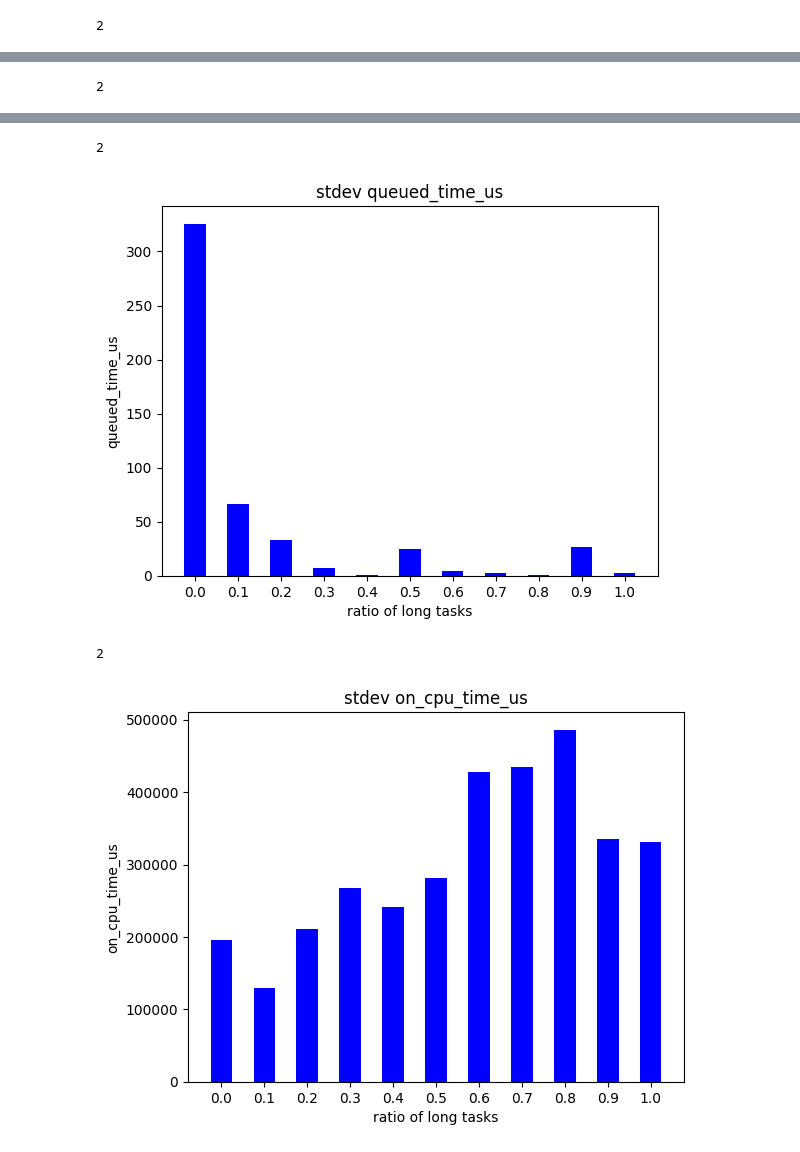
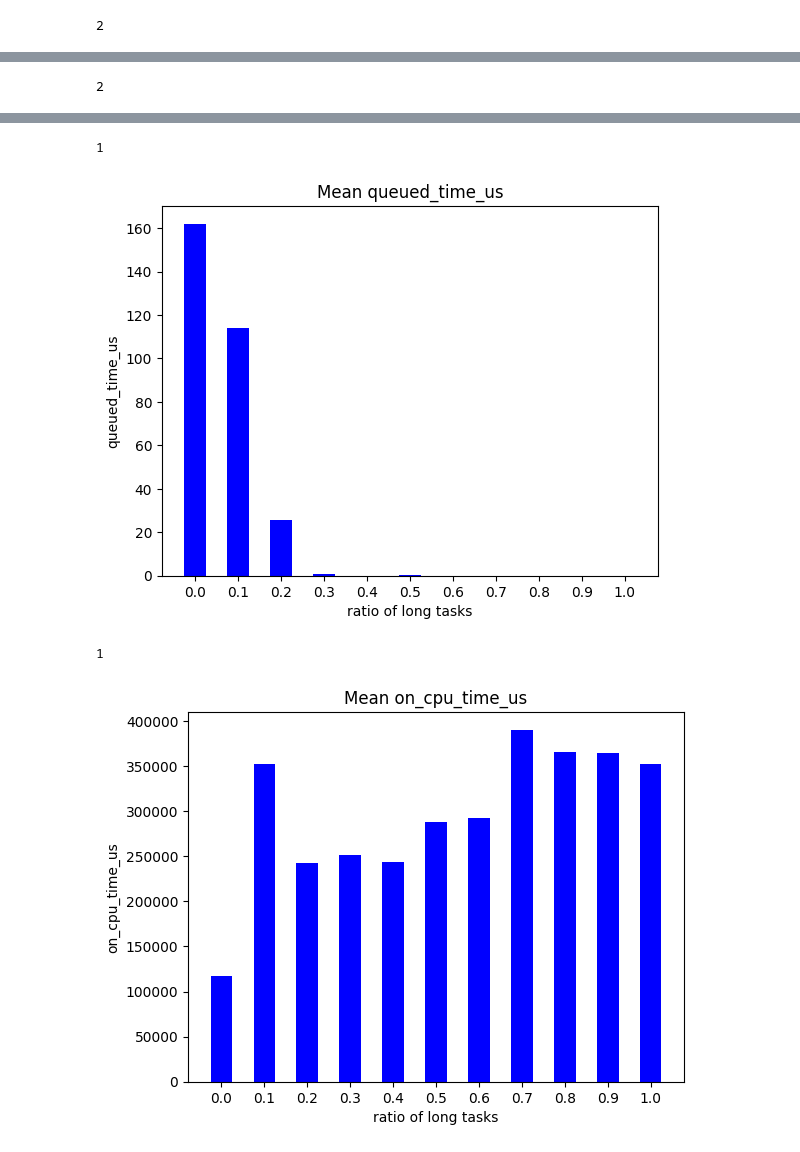
Before and after one commit to alan123piano/ghost-userspace, a Jupyter notebook: exp_results/plot.ipynb, the cells around one changed output, grey strips where cells are left out. Drawn from its saved outputs; the diff is of its cells as text; code cells hidden in the pictures.

```diff
--- a/exp_results/plot.ipynb
+++ b/exp_results/plot.ipynb
@@ -32,15 +32,15 @@ c_fifo_res = populate_data("c-fifo.out")
 # %%
 
 draw(c_fifo_res, STAT.STDEV, "block_time_us")
 draw(c_fifo_res, STAT.STDEV, "runnable_time_us")
-draw(c_fifo_res, STAT.STDEV, "queued_time_us")
-draw(c_fifo_res, STAT.STDEV, "on_cpu_time_us")
+draw(c_fifo_res, STAT.MEAN, "queued_time_us")
+draw(c_fifo_res, STAT.MEAN, "on_cpu_time_us")
 # %% [output]
 2
 [figure]
 2
 [figure]
-2
+1
-[figure, old version]
+[figure, new version]
-2
+1
-[figure, old version]
+[figure, new version]
```
Also changed, not shown: parts of 1 cell of this notebook, 3 other files.
